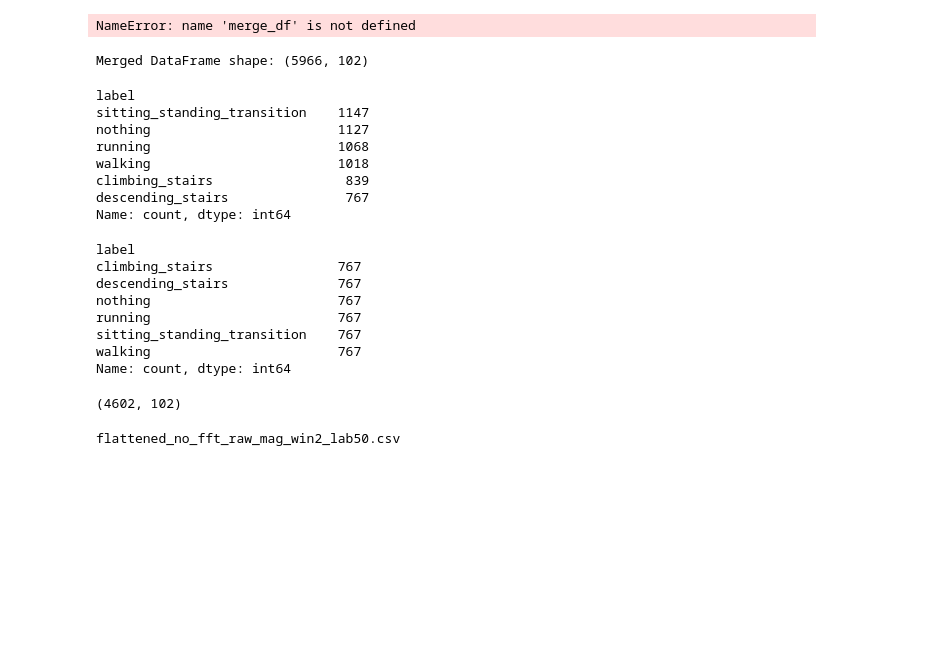
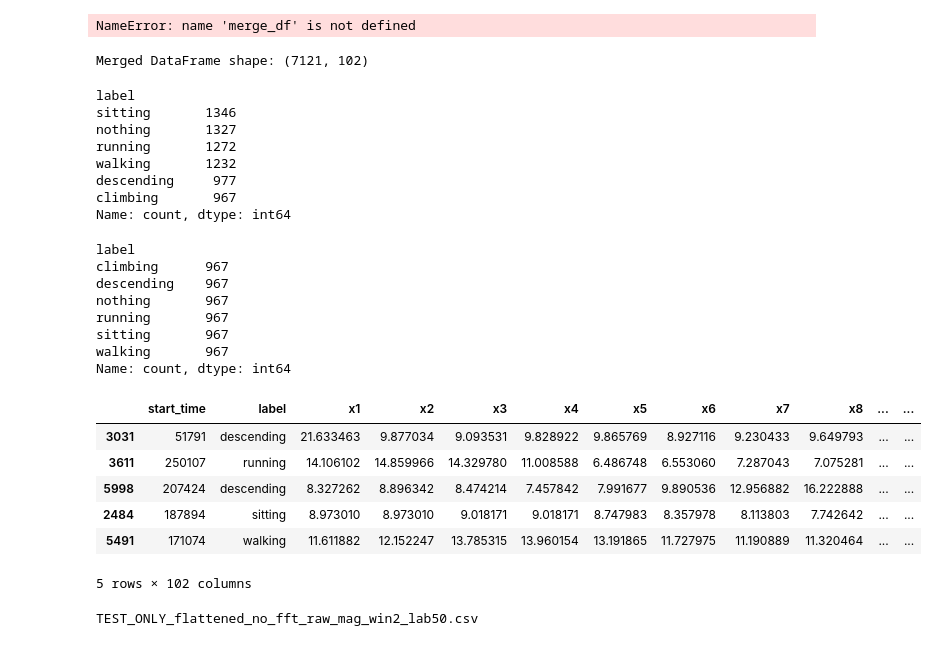
Before and after one commit to tanaratsaehia/dsp_project, a Jupyter notebook: data_preparation/tabular_preprocess.ipynb, the cells around one changed output. Cells and saved outputs as stored; diff of their text form; code cells hidden in the pictures; blank space fills up the shorter version.

```diff
--- a/data_preparation/tabular_preprocess.ipynb
+++ b/data_preparation/tabular_preprocess.ipynb
@@ -118,7 +118,7 @@ from preprocess import PreprocessAccel
 
 pre_acc = PreprocessAccel(sampling_rate=50)
 
-root_path = r"D:\git_repository\dsp_project\ignore_dir\datasets\cleaned_data_many_position"
+root_path = r"D:\git_repository\dsp_project\ignore_dir\datasets\new_datasets_many_position"
 # root_path = r"D:\git_repository\dsp_project\ignore_dir\datasets\clean_datasets"
 # magnitude_column_name = "filtered_magnitude"  # Adjust if needed
 magnitude_column_name = "magnitude"  # raw magnitude
@@ -127,7 +127,7 @@ overlap = 0.5
 
 # Function to extract label from filename
 def extract_label(filename):
-    match = re.match(r'([a-zA-Z_]+)', filename)
+    match = re.match(r'([a-zA-Z]+)', filename)
     return match.group(1) if match else filename
 
 # Process all CSV files in the directory and subdirectories
@@ -140,7 +140,7 @@ for dirpath, _, filenames in os.walk(root_path):
 
             data = pd.read_csv(file_path)
             processed_data = pre_acc.segment_and_flatten_magnitude(
-                label=label, magnitude_column_name=magnitude_column_name,
+                label=label, magnitude_column_name=None,
                 df=data, window_size_sec=window_size, overlap=overlap
             )
             all_data.append(processed_data)
@@ -152,17 +152,17 @@ if all_data:
 else:
     print("No CSV files found.")
 # %% [output]
-Merged DataFrame shape: (5966, 102)
+Merged DataFrame shape: (7121, 102)
 # %%
 merged_df['label'].value_counts()
 # %% [output]
 label
-sitting_standing_transition    1147
-nothing                        1127
-running                        1068
-walking                        1018
-climbing_stairs                 839
-descending_stairs               767
+sitting       1346
+nothing       1327
+running       1272
+walking       1232
+descending     977
+climbing       967
 Name: count, dtype: int64
 # %%
 # Find the minimum count of all labels
@@ -178,25 +178,31 @@ balanced_df = (
 balanced_df['label'].value_counts()
 # %% [output]
 label
-climbing_stairs                767
-descending_stairs              767
-nothing                        767
-running                        767
-sitting_standing_transition    767
-walking                        767
+climbing      967
+descending    967
+nothing       967
+running       967
+sitting       967
+walking       967
 Name: count, dtype: int64
-# %%
-balanced_df.shape
-# %% [output]
-(4602, 102)
+# %%
+balanced_df.sample(5)
+# %% [output]
+|  | start_time | label | x1 | x2 | x3 | x4 | x5 | x6 | x7 | x8 | ... | ... |
+| 3031 | 51791 | descending | 21.633463 | 9.877034 | 9.093531 | 9.828922 | 9.865769 | 8.927116 | 9.230433 | 9.649793 | ... | ... |
+| 3611 | 250107 | running | 14.106102 | 14.859966 | 14.329780 | 11.008588 | 6.486748 | 6.553060 | 7.287043 | 7.075281 | ... | ... |
+| 5998 | 207424 | descending | 8.327262 | 8.896342 | 8.474214 | 7.457842 | 7.991677 | 9.890536 | 12.956882 | 16.222888 | ... | ... |
+| 2484 | 187894 | sitting | 8.973010 | 8.973010 | 9.018171 | 9.018171 | 8.747983 | 8.357978 | 8.113803 | 7.742642 | ... | ... |
+| 5491 | 171074 | walking | 11.611882 | 12.152247 | 13.785315 | 13.960154 | 13.191865 | 11.727975 | 11.190889 | 11.320464 | ... | ... |
+5 rows × 102 columns
 # %%
 root_path = r'D:\git_repository\dsp_project\ignore_dir\datasets\ready_to_train'
-filename = f"flattened_no_fft_raw_mag_win{str(window_size)}_lab{str(int(overlap*100))}.csv"
+filename = f"TEST_ONLY_flattened_no_fft_raw_mag_win{str(window_size)}_lab{str(int(overlap*100))}.csv"
 balanced_df.to_csv(os.path.join(root_path, filename), index=False)
 
 print(filename)
 # %% [output]
-flattened_no_fft_raw_mag_win2_lab50.csv
+TEST_ONLY_flattened_no_fft_raw_mag_win2_lab50.csv
 # %%
 fft_df = pre_acc.compute_fft_on_flattened_data(balanced_df, num_samples=balanced_df.shape[1]-2, remove_flatten=True)
 fft_df.sample(10)
```
Also changed, not shown: parts of 2 cells of this notebook, 12 other files.
